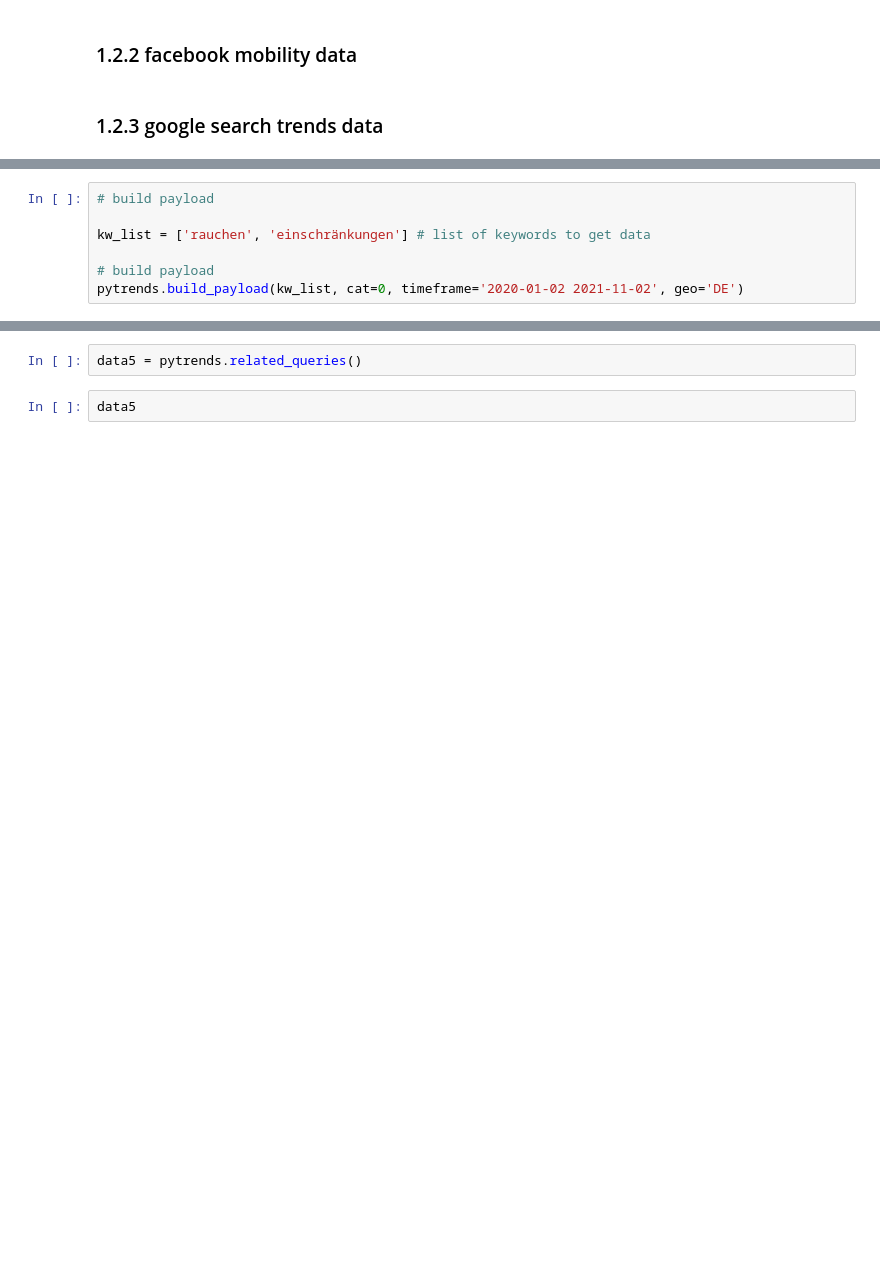
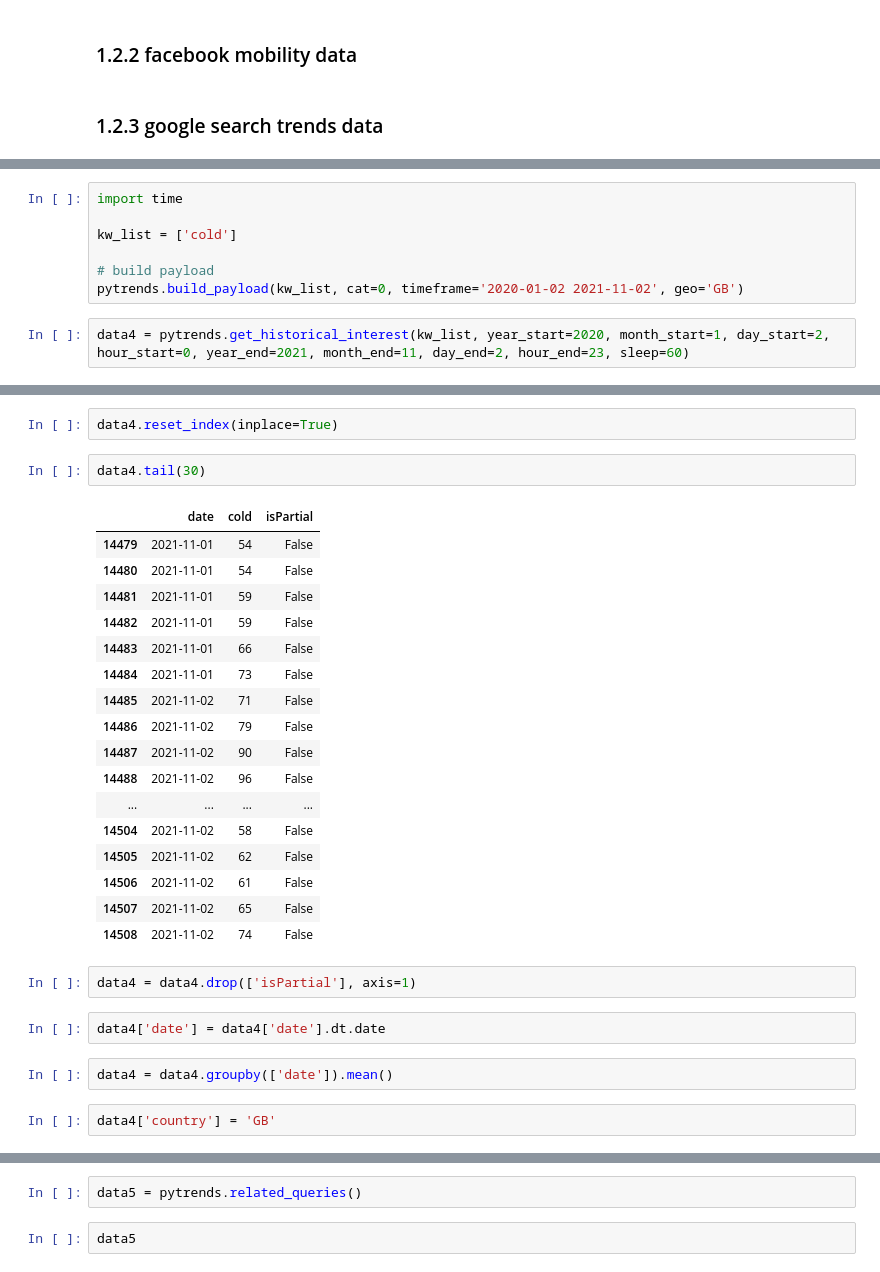
Before and after one commit to KevinSpurk/P03-how-to-predict-a-pandemic, a Jupyter notebook: P03_predict_covid19.ipynb, the cells around one changed output, grey strips where cells are left out. Saved outputs shown, nothing was run; the diff lists cells and outputs as text; blank space fills up the shorter version.

```diff
--- a/P03_predict_covid19.ipynb
+++ b/P03_predict_covid19.ipynb
@@ -126,7 +94,9 @@ def google_translate_list(keywords, lang_out, lang_in='en', excl=[]):
 # %%
-# build payload
+import time
 
-kw_list = ['rauchen', 'einschränkungen'] # list of keywords to get data
+kw_list = ['cold']
 
 # build payload
-pytrends.build_payload(kw_list, cat=0, timeframe='2020-01-02 2021-11-02', geo='DE')
+pytrends.build_payload(kw_list, cat=0, timeframe='2020-01-02 2021-11-02', geo='GB')
+# %%
+data4 = pytrends.get_historical_interest(kw_list, year_start=2020, month_start=1, day_start=2, hour_start=0, year_end=2021, month_end=11, day_end=2, hour_end=23, sleep=60)
@@ -132,0 +113,30 @@ pytrends.build_payload(kw_list, cat=0, timeframe='2020-01-02 2021-11-02', geo='D
+# %%
+data4.reset_index(inplace=True)
+# %%
+data4.tail(30)
+# %% [output]
+|  | date | cold | isPartial |
+| 14479 | 2021-11-01 | 54 | False |
+| 14480 | 2021-11-01 | 54 | False |
+| 14481 | 2021-11-01 | 59 | False |
+| 14482 | 2021-11-01 | 59 | False |
+| 14483 | 2021-11-01 | 66 | False |
+| 14484 | 2021-11-01 | 73 | False |
+| 14485 | 2021-11-02 | 71 | False |
+| 14486 | 2021-11-02 | 79 | False |
+| 14487 | 2021-11-02 | 90 | False |
+| 14488 | 2021-11-02 | 96 | False |
+| ... | ... | ... | ... |
+| 14504 | 2021-11-02 | 58 | False |
+| 14505 | 2021-11-02 | 62 | False |
+| 14506 | 2021-11-02 | 61 | False |
+| 14507 | 2021-11-02 | 65 | False |
+| 14508 | 2021-11-02 | 74 | False |
+# %%
+data4 = data4.drop(['isPartial'], axis=1)
+# %%
+data4['date'] = data4['date'].dt.date
+# %%
+data4 = data4.groupby(['date']).mean()
+# %%
+data4['country'] = 'GB'
```
Also changed, not shown: parts of 22 cells of this notebook, 3 other files.
